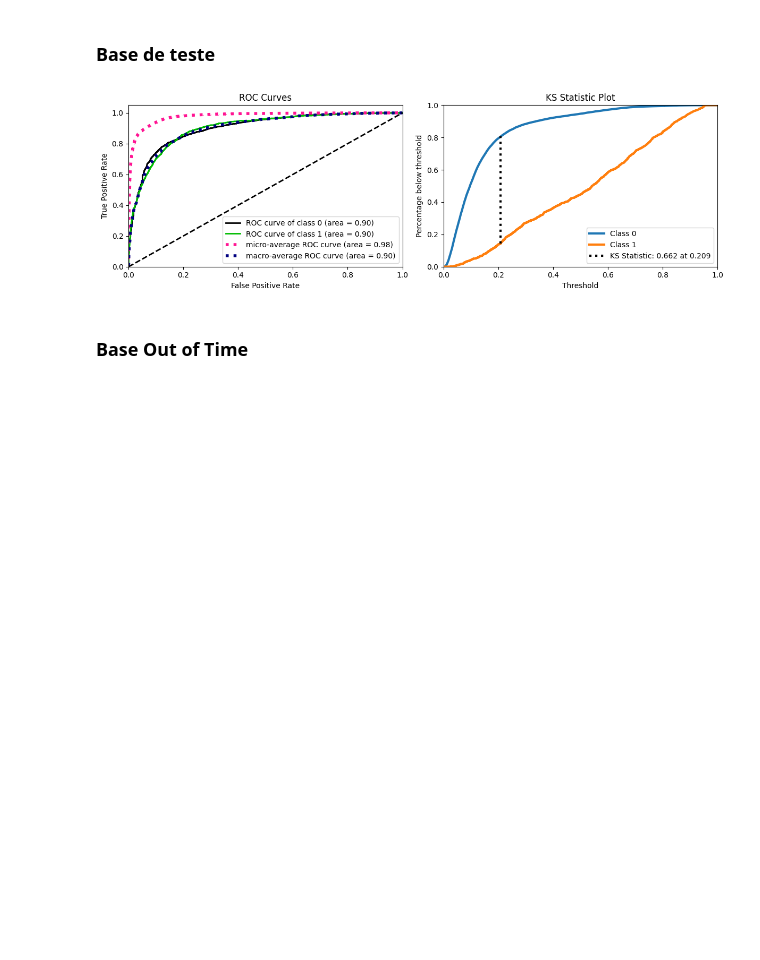
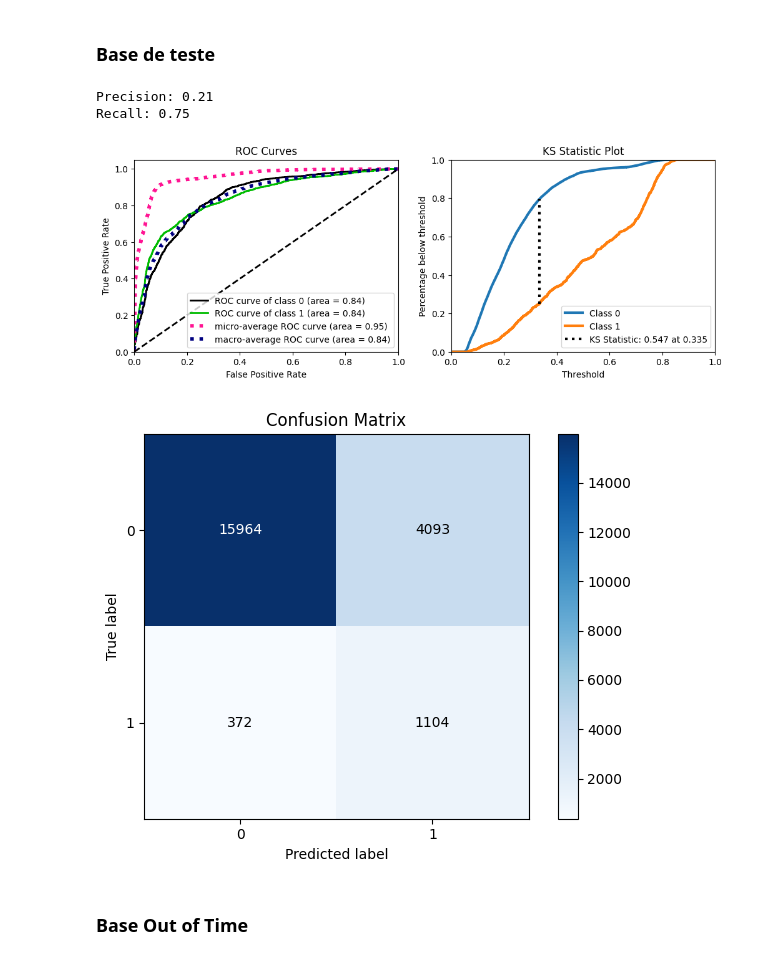
Before and after one commit to faustomfc/score_credit_prediction, a Jupyter notebook: score_credit_prediction_v1.ipynb, the cells around one changed output. Drawn from its saved outputs; the diff is of its cells as text; code cells hidden in the pictures; blank space fills up the shorter version.

```diff
--- a/score_credit_prediction_v1.ipynb
+++ b/score_credit_prediction_v1.ipynb
@@ -1254,5 +1281,7 @@ X_train, X_test, y_train, y_test = train_test_split(x, y, test_size=0.30, random
 # %% [markdown]
 Como a base de dados é bastante desbalanceada é necessário aplicar balanceamento de classe. Para não realizar modificações drásticas na base de dados com povoamento registros com a classe 1, será feito o balanceamento via **Undersampling**.
 # %%
-under_sample = RandomUnderSampler(sampling_strategy=0.3, random_state=42)
+under_sample = RandomUnderSampler(sampling_strategy=0.5, random_state=42)
 X_train, y_train = under_sample.fit_resample(X_train, y_train)
+#over_sample = ADASYN(random_state=42)
+#X_train, y_train = over_sample.fit_resample(X_train, y_train)
@@ -1304,6 +1340,7 @@ model = en.RandomForestClassifier(min_samples_leaf=50, n_jobs=-1, n_estimators=1
 model.fit(X_train, y_train)
 
 # Show features importance
-pd.DataFrame({'feature': X_train.columns, 'importance': model.feature_importances_}).sort_values('importance', ascending=False)
+fs_importance = pd.DataFrame({'feature': X_train.columns, 'importance': model.feature_importances_}).sort_values('importance', ascending=False)
+fs_importance.reset_index(drop=True)
 # %% [output]
 |  | feature | importance |
@@ -1328,6 +1365,4 @@ A observação dos valores mostra um certo equilíbrio de importância entre as
 # %%
-all_features = list(X_train.columns)
-drop_features = ['dominio_email', 'porte', 'dia_sin', 'mes_cos', 'dia_cos', 'ano', 'taxa', 'flag_pf']
-features_selected = [x for x in all_features if x not in drop_features]
+features_selected = fs_importance.loc[fs_importance['importance']>=0.01, 'feature'].tolist()
 features_selected
 # %% [output]
@@ -1484,7 +1533,7 @@ pd.DataFrame(save_roc_auc_score, columns=['df', 'roc_auc_score' + machine_learni
 ## 7.2 - Random Forest Classifier
 # %%
 # model definition
-model = en.RandomForestClassifier(min_samples_leaf=50, n_jobs=-1, n_estimators=100, random_state=42)
+model = en.RandomForestClassifier(min_samples_leaf=300, n_jobs=-1, n_estimators=300, random_state=42)
 
 # Fit
 model.fit(x_train, y_train);
@@ -1516,22 +1566,36 @@ plt.show()
 # %%
 # Prediction
 yhat = model.predict_proba(x_test)
 
 # Save info
 save_roc_auc_score.append(['test', roc_auc_score(y_test, yhat[:, 1])])
+
+
 
 # Plots
 fig, axes = plt.subplots(1, 2, figsize=(12, 4))
 ## AUC ROC
 ax = axes[0]
 mt.plot_roc(y_test, yhat, ax=ax)
 ## KS Statistic
 ax = axes[1]
 mt.plot_ks_statistic(y_test, yhat, ax=ax)
+## Confusion Matrix
+threshold = 0.335
+yhat = (yhat[:, 1] >= threshold).astype(int)
+precision = precision_score(y_test, yhat)
+recall = recall_score(y_test, yhat)
+print(f'Precision: {precision:.2f}')
+print(f'Recall: {recall:.2f}')
+mt.plot_confusion_matrix(y_test, yhat, normalize=False)
+
 plt.tight_layout()
 plt.show()
 # %% [output]
+Precision: 0.21
+Recall: 0.75
-[figure, old version]
+[figure, new version]
+[figure, added]
 # %% [markdown]
 ### Base Out of Time
 # %%
```
Also changed, not shown: parts of 64 cells of this notebook, 10 other files.
